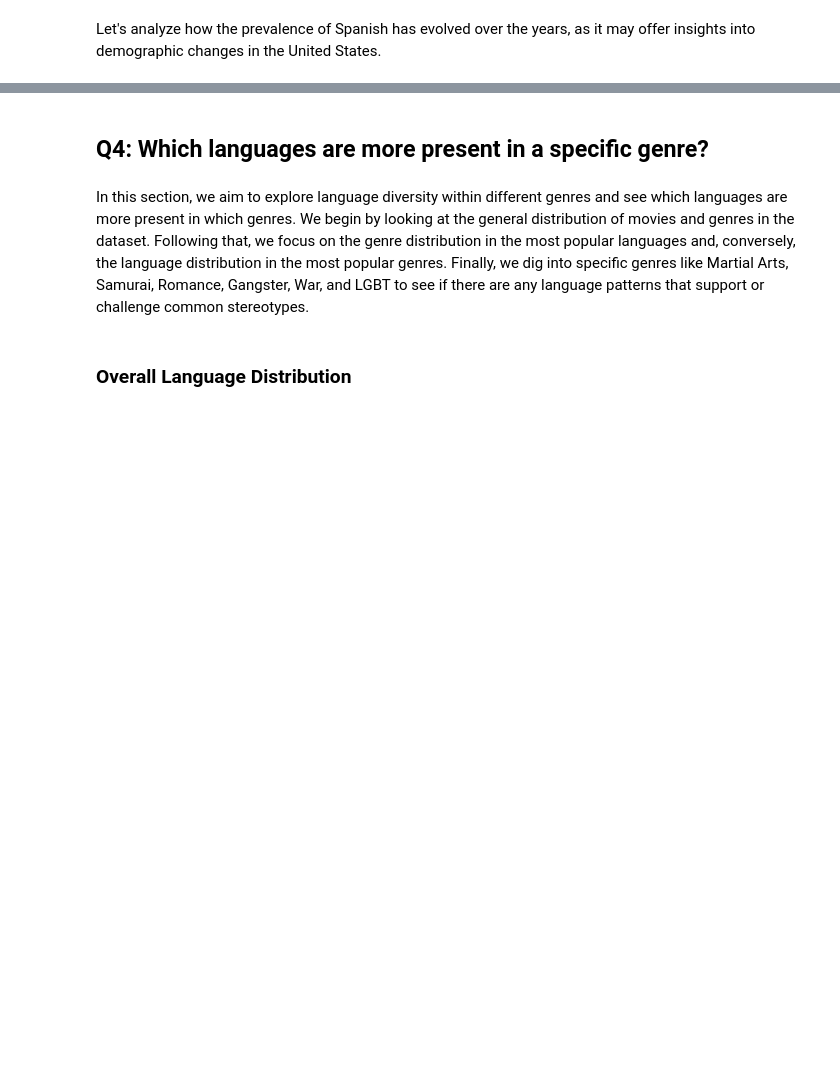
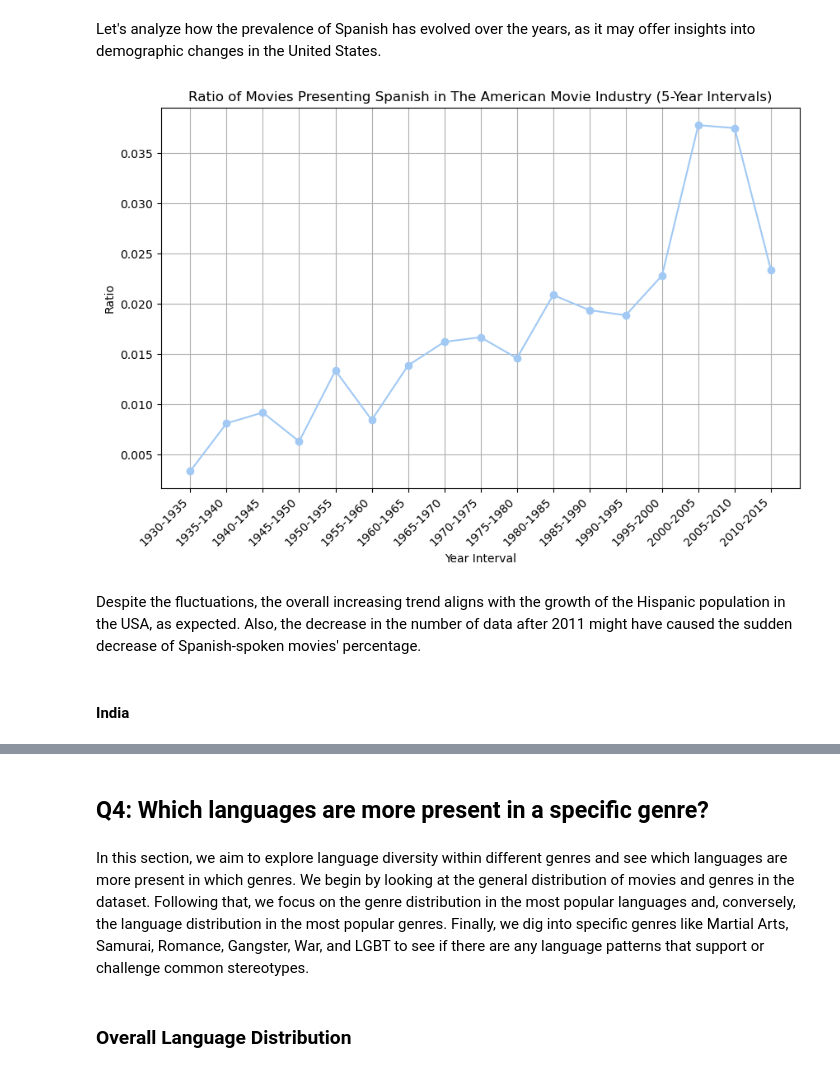
Before and after one commit to epfl-ada/ada-2023-project-pandalysts, a Jupyter notebook: P2.ipynb, the cells around one changed output, grey strips where cells are left out. Saved outputs shown, nothing was run; the diff lists cells and outputs as text; code cells hidden in the pictures; blank space fills up the shorter version.

```diff
--- a/P2.ipynb
+++ b/P2.ipynb
@@ -891,2 +968,35 @@ ax.set(xlabel='Number of Movies',ylabel='',title='10 Most Common Languages Found
 # %% [markdown]
 Let's analyze how the prevalence of Spanish has evolved over the years, as it may offer insights into demographic changes in the United States.
+# %%
+# filter the American movies where Spanish is present
+Spanish_USA = USA_lan_explode[USA_lan_explode["Movie_languages_clean"]=="Spanish Language"]
+# count the American movies with Spanish for each year
+Spanish_per_year = Spanish_USA.groupby("Movie_release_year").count()["Movie_name"]
+# count all American movies per year
+USA_per_year = USA_df.groupby("Movie_release_year").count()["Movie_name"]
+Spanish_per_year.index = Spanish_per_year.index.astype(int)
+USA_per_year.index = USA_per_year.index.astype(int)
+
+# Calculate the sum of Spanish movies and total movies for each 5-year interval
+Spanish_movies_sum_per_interval = Spanish_per_year.groupby((Spanish_per_year.index // 5) * 5).sum()
+USA_movies_per_interval =USA_per_year.groupby((USA_per_year.index // 5) * 5).sum()
+
+# Calculate the ratio for each 5-year interval
+ratio_Spanish_per_interval = (Spanish_movies_sum_per_interval / USA_movies_per_interval).dropna()
+
+# Plotting
+interval_labels = [f"{start}-{start+5}" for start in ratio_Spanish_per_interval.index]
+plt.figure(figsize=(10, 6))
+plt.plot(interval_labels, ratio_Spanish_per_interval.values, marker='o', linestyle='-', color='b')
+plt.title('Ratio of Movies Presenting Spanish in The American Movie Industry (5-Year Intervals)')
+plt.xlabel('Year Interval')
+plt.ylabel('Ratio')
+plt.xticks(rotation=45, ha="right")
+plt.grid(True)
+plt.show()
+# %% [output]
+[figure, added]
+# %% [markdown]
+Despite the fluctuations, the overall increasing trend aligns with the growth of the Hispanic population in the USA, as expected. Also, the decrease in the number of data after 2011 might have caused the sudden decrease of Spanish-spoken movies' percentage.
+# %% [markdown]
+#### India
```
Also changed, not shown: parts of 32 cells of this notebook.
